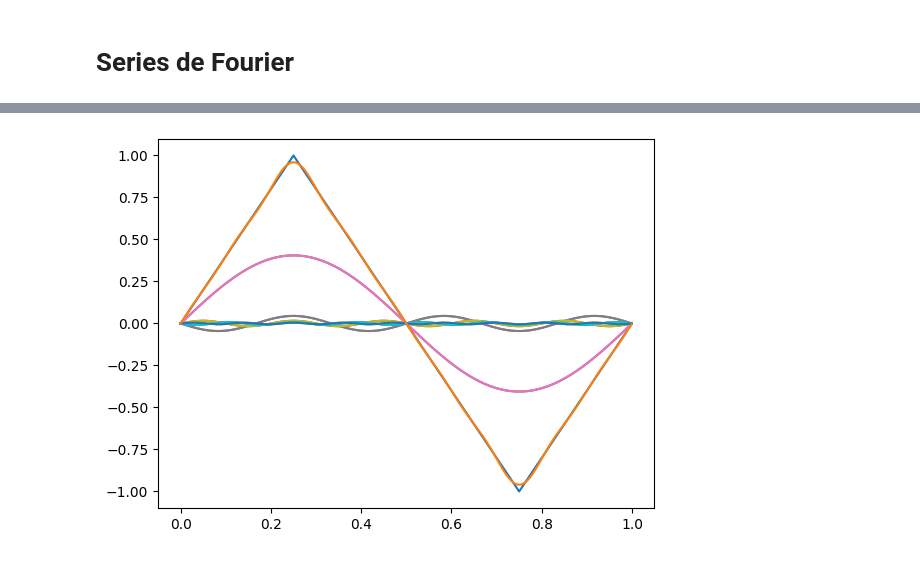
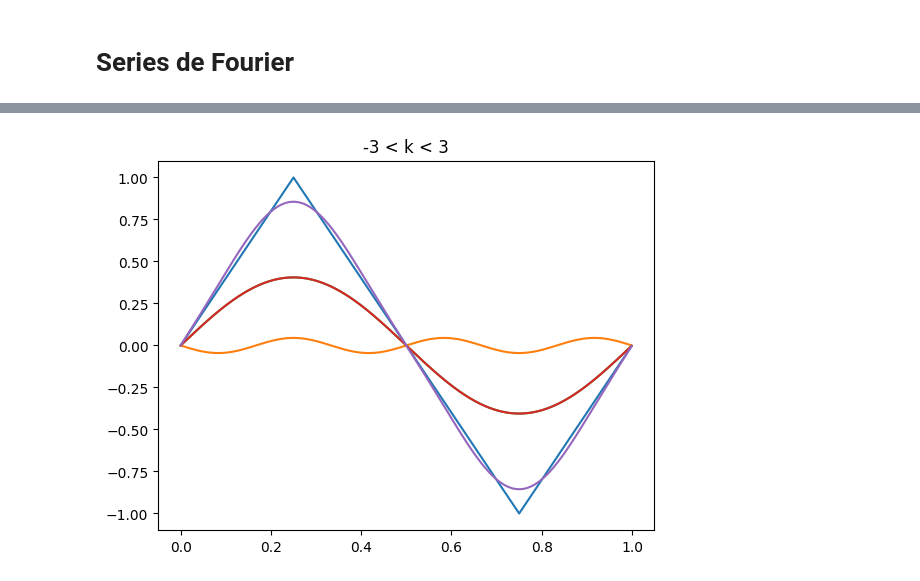
Before and after one commit to andresosorios23/digital_signal_processing, a Jupyter notebook: task_1/task.ipynb, the cells around one changed output, grey strips where cells are left out. Saved outputs shown, nothing was run; the diff lists cells and outputs as text; code cells hidden in the pictures.

```diff
--- a/task_1/task.ipynb
+++ b/task_1/task.ipynb
@@ -459,23 +468,24 @@ sd.wait()
 # %%
 import scipy as sp
 import numpy as np
 import matplotlib.pyplot as plt
 
 t = np.arange(0, 1, 1/1000)
 
 triangle_signal = sp.signal.sawtooth((2 * np.pi) * t + np.pi / 2, 0.5)
 plt.plot(t, triangle_signal)
 
 
 harmonics = []
 coefficients = []
-for k in range(-10,10):
+for k in range(-3,3):
     if k != 0 and k % 2 != 0:
         coefficients.append( 1j*(-1)**k *4 / (np.pi**2 * k**2) * np.sin(k* np.pi/2))
         harmonics.append( 1j*(-1)**k *4 / (np.pi**2 * k**2) * np.sin(k* np.pi/2)*(np.exp(1j * 2 * np.pi * k * t)))
 for harmonic in harmonics:
     plt.plot(t, harmonic)
 plt.plot(t, sum(harmonics))
+plt.title("-3 < k < 3")
 plt.show()
 # %% [output]
-[figure, old version]
+[figure, new version]
```
Also changed, not shown: parts of 25 cells of this notebook.
